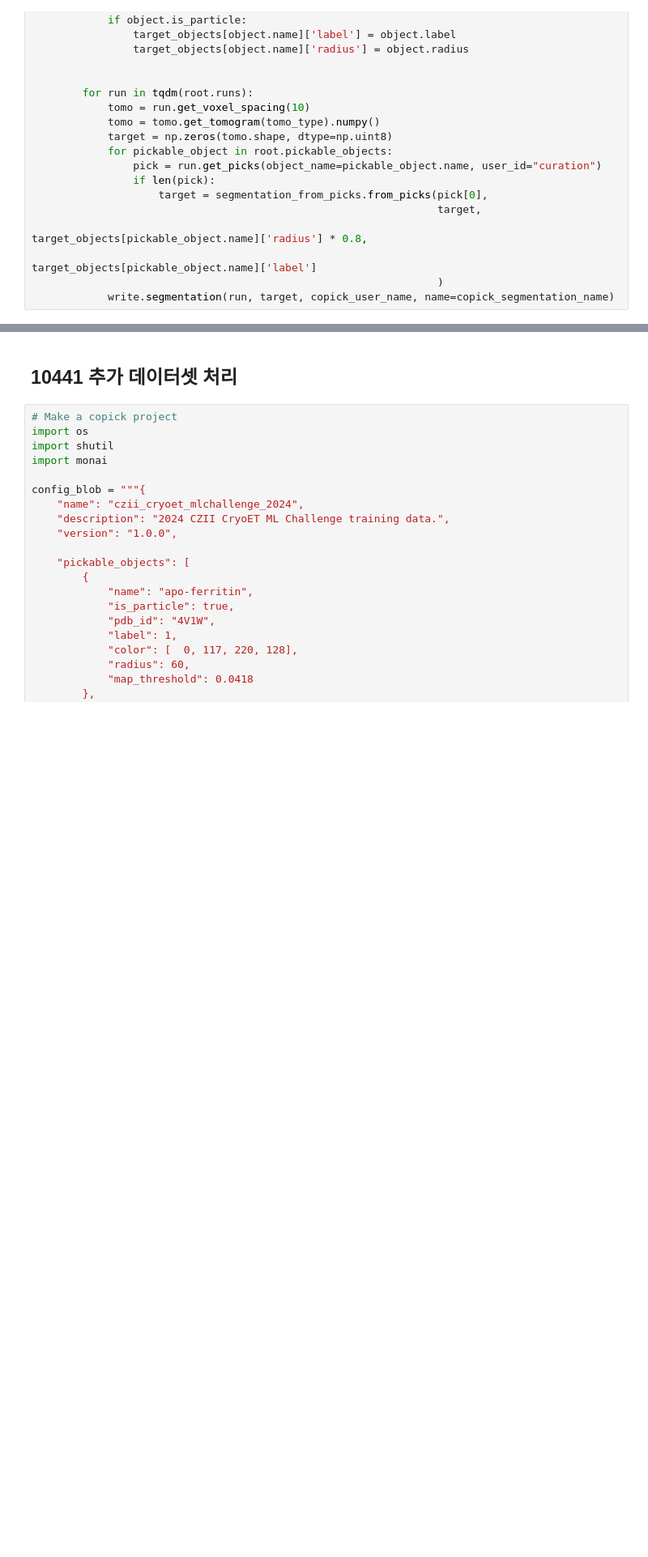
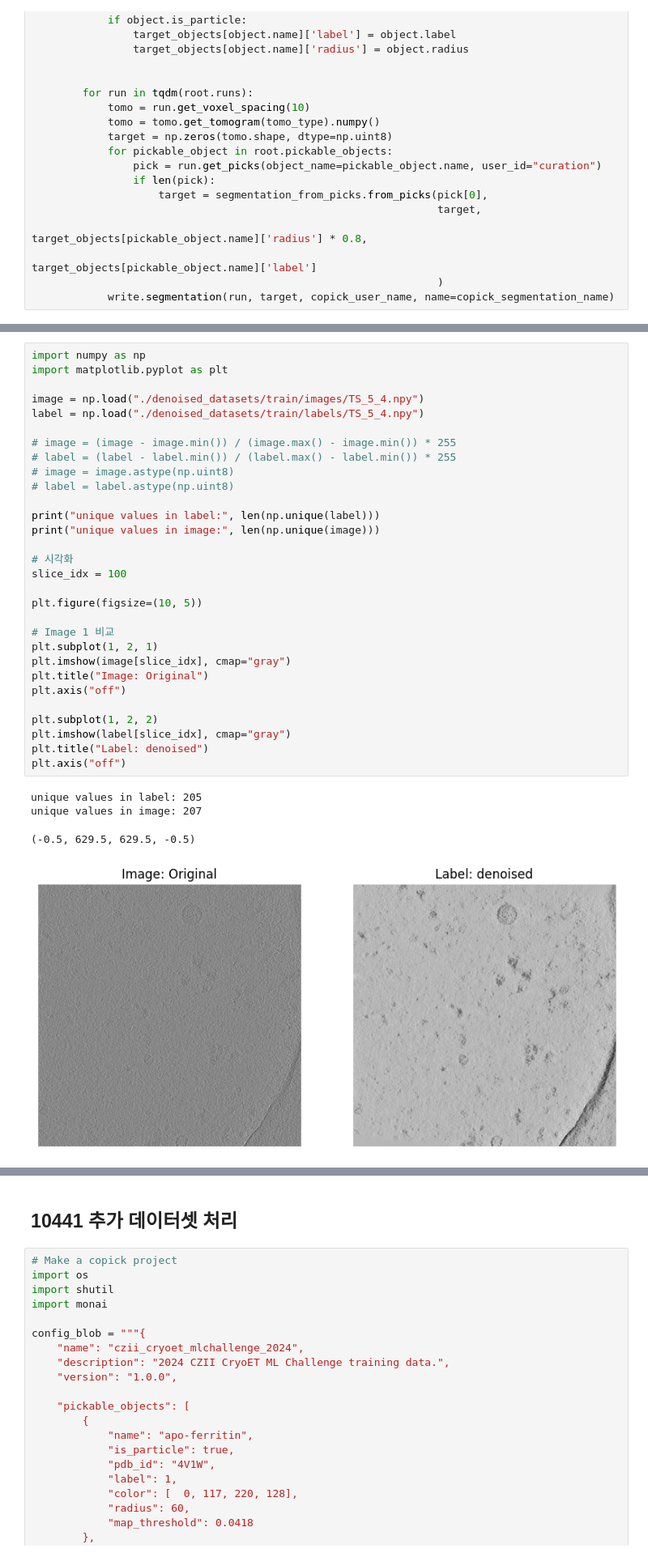
Before and after one commit to wooseungw/czll, a Jupyter notebook: make_npy_dataset_bw.ipynb, the cells around one changed output, grey strips where cells are left out. Shown at 81% size. Saved outputs shown, nothing was run; the diff lists cells and outputs as text; blank space fills up the shorter version.

```diff
--- a/make_npy_dataset_bw.ipynb
+++ b/make_npy_dataset_bw.ipynb
@@ -568,0 +646,35 @@ Processing complete.
+# %%
+import numpy as np
+import matplotlib.pyplot as plt
+
+image = np.load("./denoised_datasets/train/images/TS_5_4.npy")
+label = np.load("./denoised_datasets/train/labels/TS_5_4.npy")
+
+# image = (image - image.min()) / (image.max() - image.min()) * 255
+# label = (label - label.min()) / (label.max() - label.min()) * 255
+# image = image.astype(np.uint8)
+# label = label.astype(np.uint8)
+
+print("unique values in label:", len(np.unique(label)))
+print("unique values in image:", len(np.unique(image)))
+
+# 시각화
+slice_idx = 100
+
+plt.figure(figsize=(10, 5))
+
+# Image 1 비교
+plt.subplot(1, 2, 1)
+plt.imshow(image[slice_idx], cmap="gray")
+plt.title("Image: Original")
+plt.axis("off")
+
+plt.subplot(1, 2, 2)
+plt.imshow(label[slice_idx], cmap="gray")
+plt.title("Label: denoised")
+plt.axis("off")
+# %% [output]
+unique values in label: 205
+unique values in image: 207
+(-0.5, 629.5, 629.5, -0.5)
+[figure, added]
```
Also changed, not shown: parts of 7 cells of this notebook, 4 other files.
